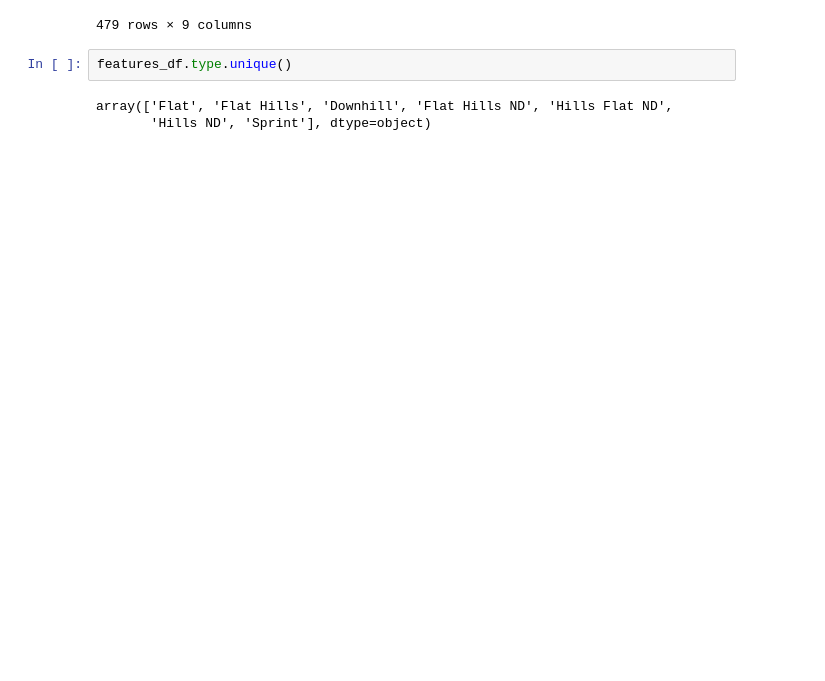
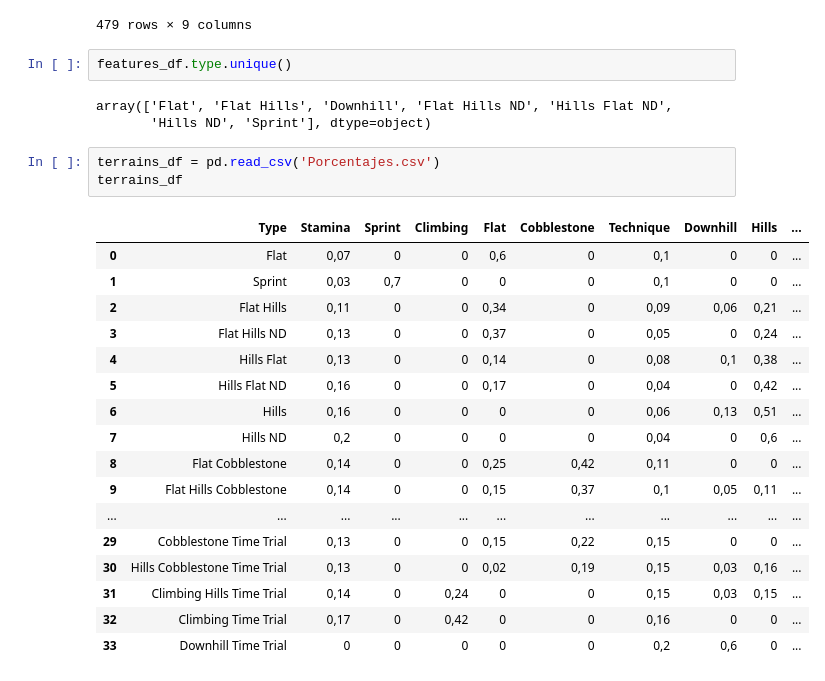
Before and after one commit to alunacob/cff_simu, a Jupyter notebook: 3.Stage_Regularization.ipynb, the cells around one changed output. Cells and saved outputs as stored; diff of their text form; blank space fills up the shorter version.

Commit message:
adding csv with terrain characteristics

```diff
--- a/3.Stage_Regularization.ipynb
+++ b/3.Stage_Regularization.ipynb
@@ -221,3 +221,24 @@ features_df.type.unique()
 # %% [output]
 array(['Flat', 'Flat Hills', 'Downhill', 'Flat Hills ND', 'Hills Flat ND',
        'Hills ND', 'Sprint'], dtype=object)
+# %%
+terrains_df = pd.read_csv('Porcentajes.csv')
+terrains_df
+# %% [output]
+|  | Type | Stamina | Sprint | Climbing | Flat | Cobblestone | Technique | Downhill | Hills | ... |
+| 0 | Flat | 0,07 | 0 | 0 | 0,6 | 0 | 0,1 | 0 | 0 | ... |
+| 1 | Sprint | 0,03 | 0,7 | 0 | 0 | 0 | 0,1 | 0 | 0 | ... |
+| 2 | Flat Hills | 0,11 | 0 | 0 | 0,34 | 0 | 0,09 | 0,06 | 0,21 | ... |
+| 3 | Flat Hills ND | 0,13 | 0 | 0 | 0,37 | 0 | 0,05 | 0 | 0,24 | ... |
+| 4 | Hills Flat | 0,13 | 0 | 0 | 0,14 | 0 | 0,08 | 0,1 | 0,38 | ... |
+| 5 | Hills Flat ND | 0,16 | 0 | 0 | 0,17 | 0 | 0,04 | 0 | 0,42 | ... |
+| 6 | Hills | 0,16 | 0 | 0 | 0 | 0 | 0,06 | 0,13 | 0,51 | ... |
+| 7 | Hills ND | 0,2 | 0 | 0 | 0 | 0 | 0,04 | 0 | 0,6 | ... |
+| 8 | Flat Cobblestone | 0,14 | 0 | 0 | 0,25 | 0,42 | 0,11 | 0 | 0 | ... |
+| 9 | Flat Hills Cobblestone | 0,14 | 0 | 0 | 0,15 | 0,37 | 0,1 | 0,05 | 0,11 | ... |
+| ... | ... | ... | ... | ... | ... | ... | ... | ... | ... | ... |
+| 29 | Cobblestone Time Trial | 0,13 | 0 | 0 | 0,15 | 0,22 | 0,15 | 0 | 0 | ... |
+| 30 | Hills Cobblestone Time Trial | 0,13 | 0 | 0 | 0,02 | 0,19 | 0,15 | 0,03 | 0,16 | ... |
+| 31 | Climbing Hills Time Trial | 0,14 | 0 | 0,24 | 0 | 0 | 0,15 | 0,03 | 0,15 | ... |
+| 32 | Climbing Time Trial | 0,17 | 0 | 0,42 | 0 | 0 | 0,16 | 0 | 0 | ... |
+| 33 | Downhill Time Trial | 0 | 0 | 0 | 0 | 0 | 0,2 | 0,6 | 0 | ... |
```
Also changed, not shown: 1 other file.
